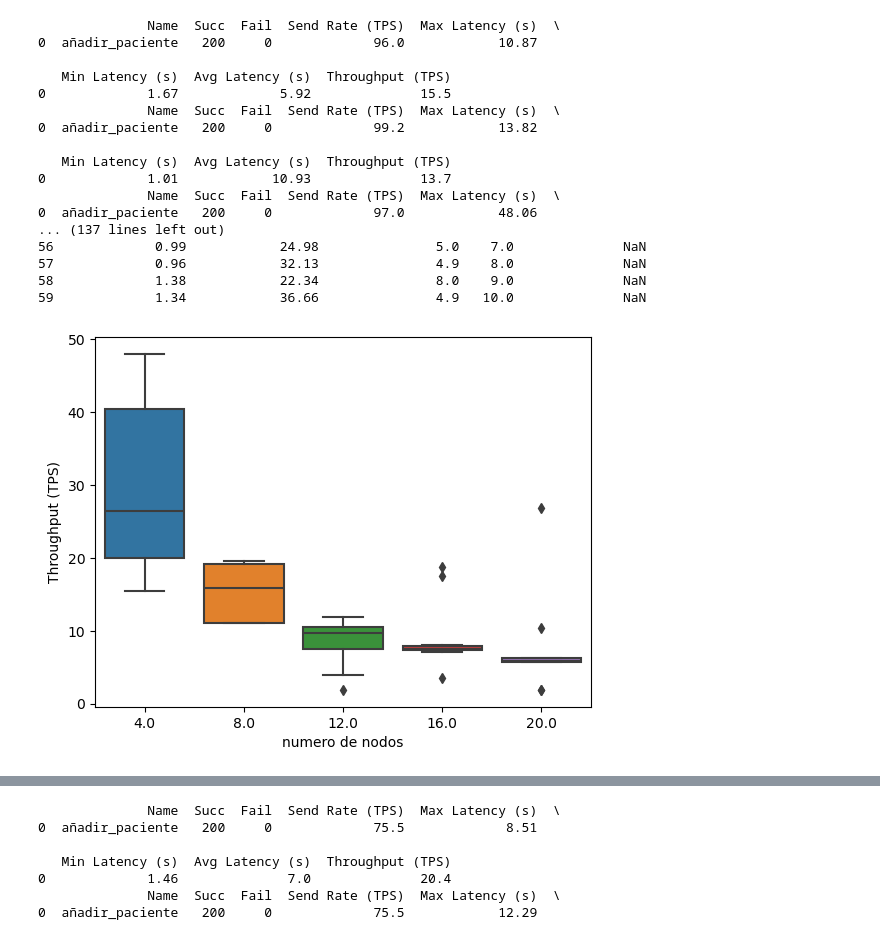
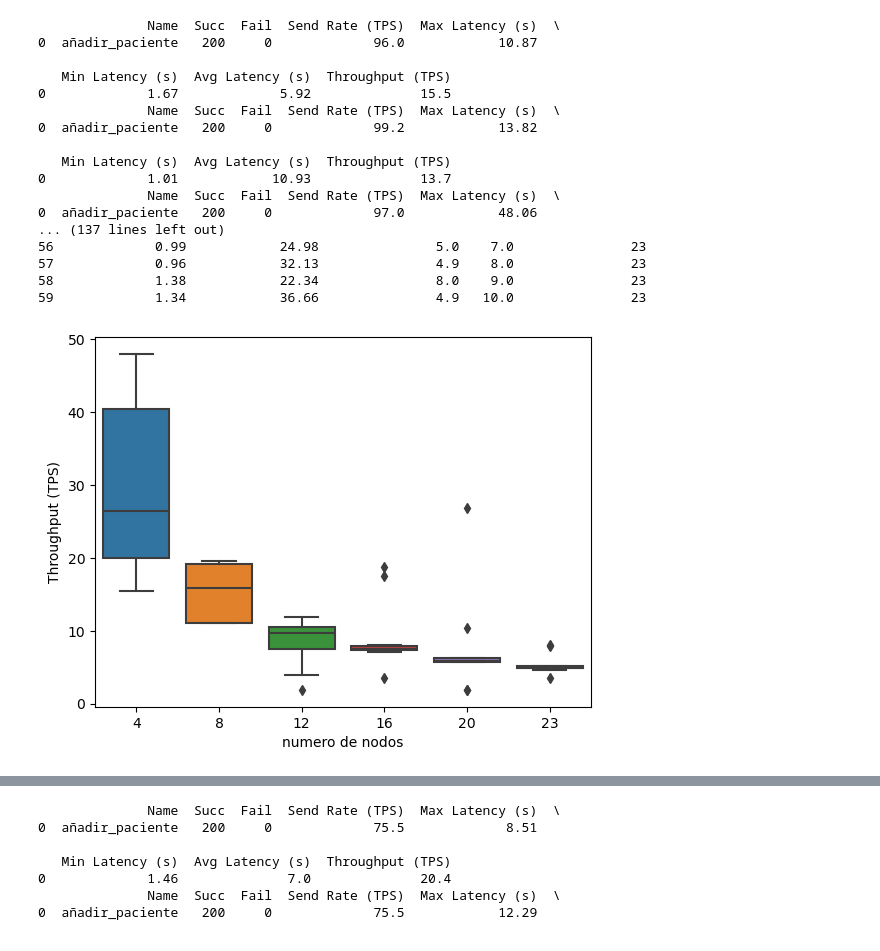
Before and after one commit to AlonsoSD97/jupyter-table-extractor, a Jupyter notebook: tab_extractor.ipynb, the cells around one changed output, grey strips where cells are left out. Saved outputs shown, nothing was run; the diff lists cells and outputs as text; code cells hidden in the pictures.

```diff
--- a/tab_extractor.ipynb
+++ b/tab_extractor.ipynb
@@ -82,9 +82,10 @@ tablas_16_nodos_200_muestras = add_column_nodos(tablas_16_nodos_200_muestras, 16
 tablas_20_nodos_200_muestras = concatenar_tablas('reportes/resultados-20-nodos/200-tps-200-muestras', 10)
 tablas_20_nodos_200_muestras = add_column_nodos(tablas_20_nodos_200_muestras, 20)
 tablas_23_nodos_200_muestras = concatenar_tablas('reportes/resultados-23-nodos/200-tps-200-muestras', 10)
+tablas_23_nodos_200_muestras = add_column_nodos(tablas_23_nodos_200_muestras, 23)
 # Se concatenan las tablas
 tablas = pd.concat([tablas_4_nodos_200_muestras, tablas_8_nodos_200_muestras, tablas_12_nodos_200_muestras, tablas_16_nodos_200_muestras, tablas_20_nodos_200_muestras, tablas_23_nodos_200_muestras], ignore_index=True)
-
+tablas.to_excel('./export/tablas_100_tps_200_muestras.xlsx', index=False)
 print(tablas)
 # Seleccionar solo las columnas numéricas
 # tablas_numericas_4_nodos = tablas_4_nodos.select_dtypes(include=['number'])
@@ -106,38 +107,38 @@ print(tablas)
 # # Plot the data frame
 # sns.barplot(x='round', y='Throughput (TPS)', data=tablas)
 # plt.show()
 
 # # Add a new plot
 # sns.barplot(x='Succ', y='Succ', data=tablas)
 # plt.show()
 
 # Add a boxplot
 sns.boxplot(x='numero de nodos', y='Throughput (TPS)', data=tablas)
 plt.show()
 
 
 # # Add a new plot
 # sns.barplot(x='round', y='Send Rate (TPS)', data=tablas)
 # plt.show()
 # %% [output]
               Name  Succ  Fail  Send Rate (TPS)  Max Latency (s)  \
 0  añadir_paciente   200     0             96.0            10.87
 
    Min Latency (s)  Avg Latency (s)  Throughput (TPS)
 0             1.67             5.92              15.5
               Name  Succ  Fail  Send Rate (TPS)  Max Latency (s)  \
 0  añadir_paciente   200     0             99.2            13.82
 
    Min Latency (s)  Avg Latency (s)  Throughput (TPS)
 0             1.01            10.93              13.7
               Name  Succ  Fail  Send Rate (TPS)  Max Latency (s)  \
 0  añadir_paciente   200     0             97.0            48.06
 ... (137 lines left out)
-56             0.99            24.98               5.0    7.0              NaN
-57             0.96            32.13               4.9    8.0              NaN
-58             1.38            22.34               8.0    9.0              NaN
-59             1.34            36.66               4.9   10.0              NaN
+56             0.99            24.98               5.0    7.0               23
+57             0.96            32.13               4.9    8.0               23
+58             1.38            22.34               8.0    9.0               23
+59             1.34            36.66               4.9   10.0               23
-[figure, old version]
+[figure, new version]
 # %%
 import seaborn as sns
 import pandas as pd
```
Also changed, not shown: parts of 4 cells of this notebook, 6 other files.
